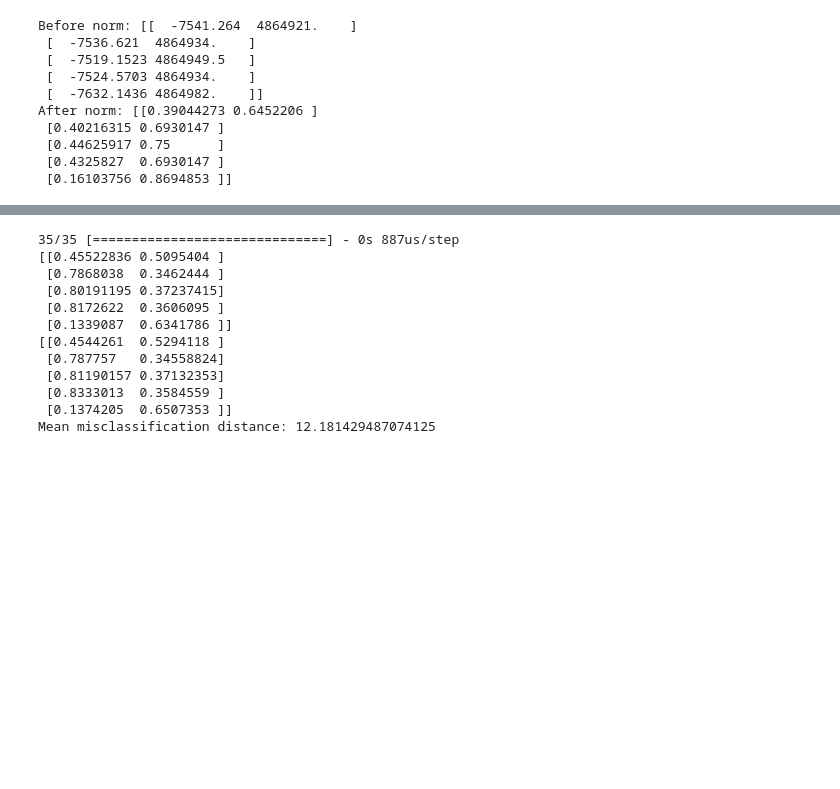
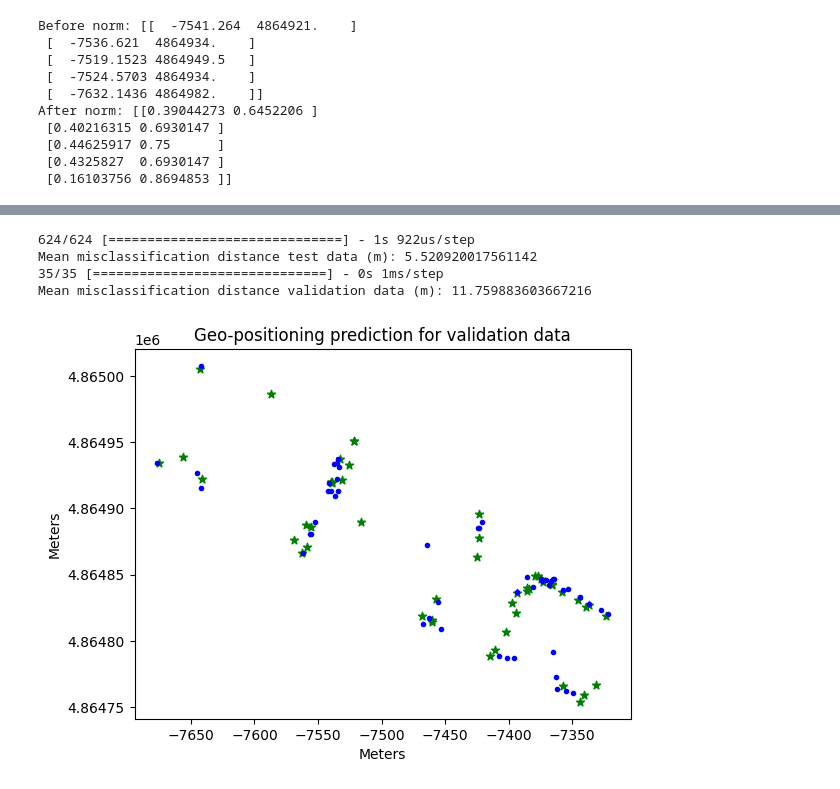
Before and after one commit to berghdavid/machine-learning, a Jupyter notebook: test.ipynb, the cells around one changed output, grey strips where cells are left out. Cells and saved outputs as stored; diff of their text form; code cells hidden in the pictures; blank space fills up the shorter version.

Commit message:
Add prediction plot

```diff
--- a/test.ipynb
+++ b/test.ipynb
@@ -135,6 +135,7 @@ After norm: [0.    0.    0.    0.    0.    0.    0.    0.    0.    0.    0.    0
  0.    0.    0.    0.    0.    0.    0.    0.    0.    0.    0.    0.   ]
 # %%
 # Normalize Y
+from copy import deepcopy
 min_lat = min([y[0] for y in concatenate((Y_t, Y_v), axis=0)])
 max_lat = max([y[0] for y in concatenate((Y_t, Y_v), axis=0)])
 min_lon = min([y[1] for y in concatenate((Y_t, Y_v), axis=0)])
@@ -157,6 +158,10 @@ def de_norm_Y(pos):
 
 print(f"Before norm: {Y_t[:5]}")
 
+# Used later when plotting
+Y_t_base = deepcopy(Y_t)
+Y_v_base = deepcopy(Y_v)
+
 for row in range(Y_t.shape[0]):
   Y_t[row] = norm_Y(Y_t[row])
 for row in range(Y_v.shape[0]):
@@ -185,7 +190,7 @@ output_dim = Y_t.shape[1]
 model = Sequential(
   [
     Dense(256, activation='relu', input_dim=input_dim),
-    Dense(128, activation='relu'),
+    Dense(128, activation='softmax'),
     Dense(64, activation='relu'),
     Dense(output_dim, activation='sigmoid')
   ]
@@ -247,27 +252,48 @@ def pred_mis_meter(pred, truth):
   truth_m = de_norm_Y(truth)
   return sqrt((pred_m[0] - truth_m[0])**2 + (pred_m[1] - truth_m[1])**2)
 
-pred = model.predict(X_v)
+pred_t = model.predict(X_t)
+mis_t = 0
+for i, Y_pred in enumerate(pred_t):
+  mis_t += pred_mis_meter(Y_pred, Y_t[i])
+mean_t = mis_t / X_t.shape[0]
+print(f"Mean misclassification distance test data (m): {mean_t}")
 
-print(pred[:5])
-print(Y_v[:5])
-
-tot_mis = 0
-for i, Y_pred in enumerate(pred):
-  tot_mis += pred_mis_meter(Y_pred, Y_v[i])
-
-mean_mis = tot_mis / X_v.shape[0]
-print(f"Mean misclassification distance: {mean_mis}")
+pred_v = model.predict(X_v)
+mis_v = 0
+for i, Y_pred in enumerate(pred_v):
+  mis_v += pred_mis_meter(Y_pred, Y_v[i])
+mean_v = mis_v / X_v.shape[0]
+print(f"Mean misclassification distance validation data (m): {mean_v}")
 # %% [output]
-35/35 [==============================] - 0s 887us/step
-[[0.45522836 0.5095404 ]
- [0.7868038  0.3462444 ]
- [0.80191195 0.37237415]
- [0.8172622  0.3606095 ]
- [0.1339087  0.6341786 ]]
-[[0.4544261  0.5294118 ]
- [0.787757   0.34558824]
- [0.81190157 0.37132353]
- [0.8333013  0.3584559 ]
- [0.1374205  0.6507353 ]]
-Mean misclassification distance: 12.181429487074125
+624/624 [==============================] - 1s 922us/step
+Mean misclassification distance test data (m): 5.520920017561142
+35/35 [==============================] - 0s 1ms/step
+Mean misclassification distance validation data (m): 11.759883603667216
+# %%
+# Plot results
+import matplotlib.pyplot as plt
+
+pred_v_base = []
+for Y_pred in pred_v:
+  pred_v_base.append(de_norm_Y(Y_pred))
+pred_v_base = array(pred_v_base)
+
+plt.scatter(Y_v_base[:50, 0], Y_v_base[:50, 1],
+         marker= "*", label= "Ground truth", color= "green")
+
+plt.scatter(pred_v_base[:50, 0], pred_v_base[:50, 1],
+         marker= ".", label= "Predicted position", color= "blue")
+
+# naming the x axis
+plt.xlabel('Meters')
+# naming the y axis
+plt.ylabel('Meters')
+
+# giving a title to my graph
+plt.title('Geo-positioning prediction for validation data')
+
+# function to show the plot
+plt.show()
+# %% [output]
+[figure, added]
```
Also changed, not shown: parts of 3 cells of this notebook.
